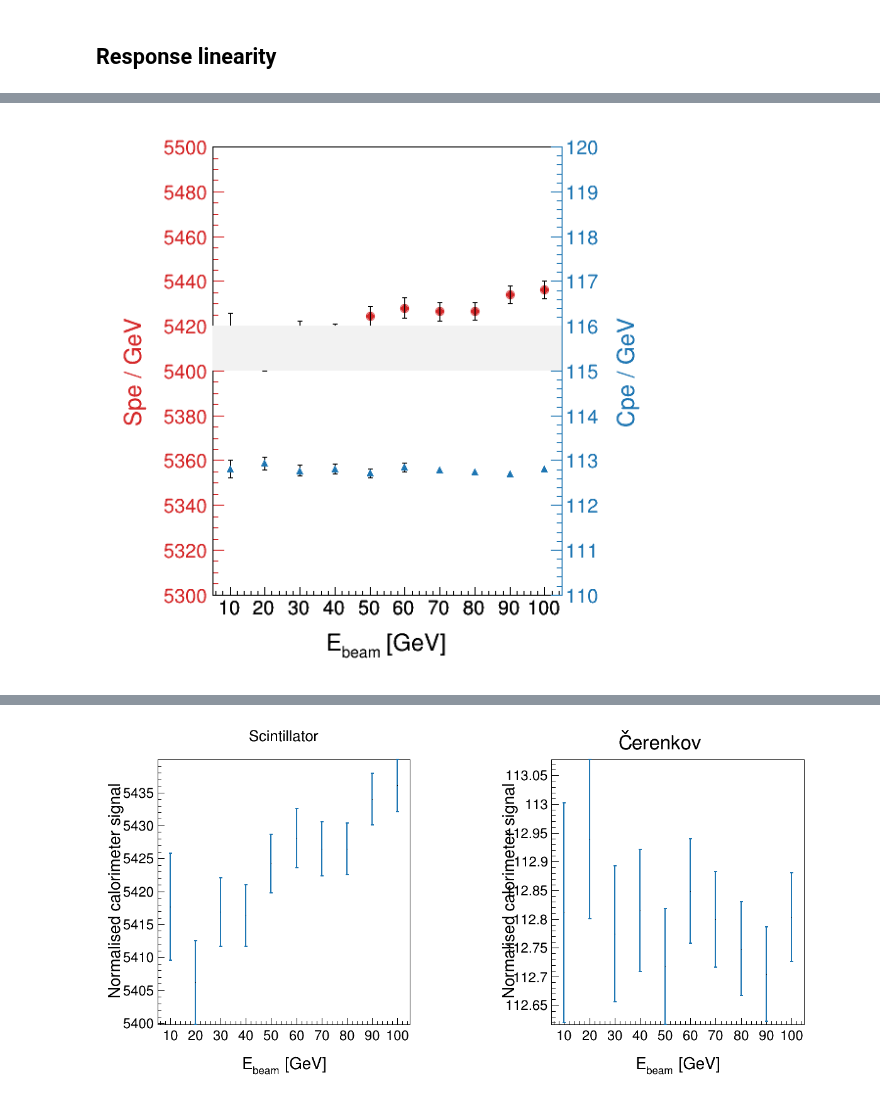
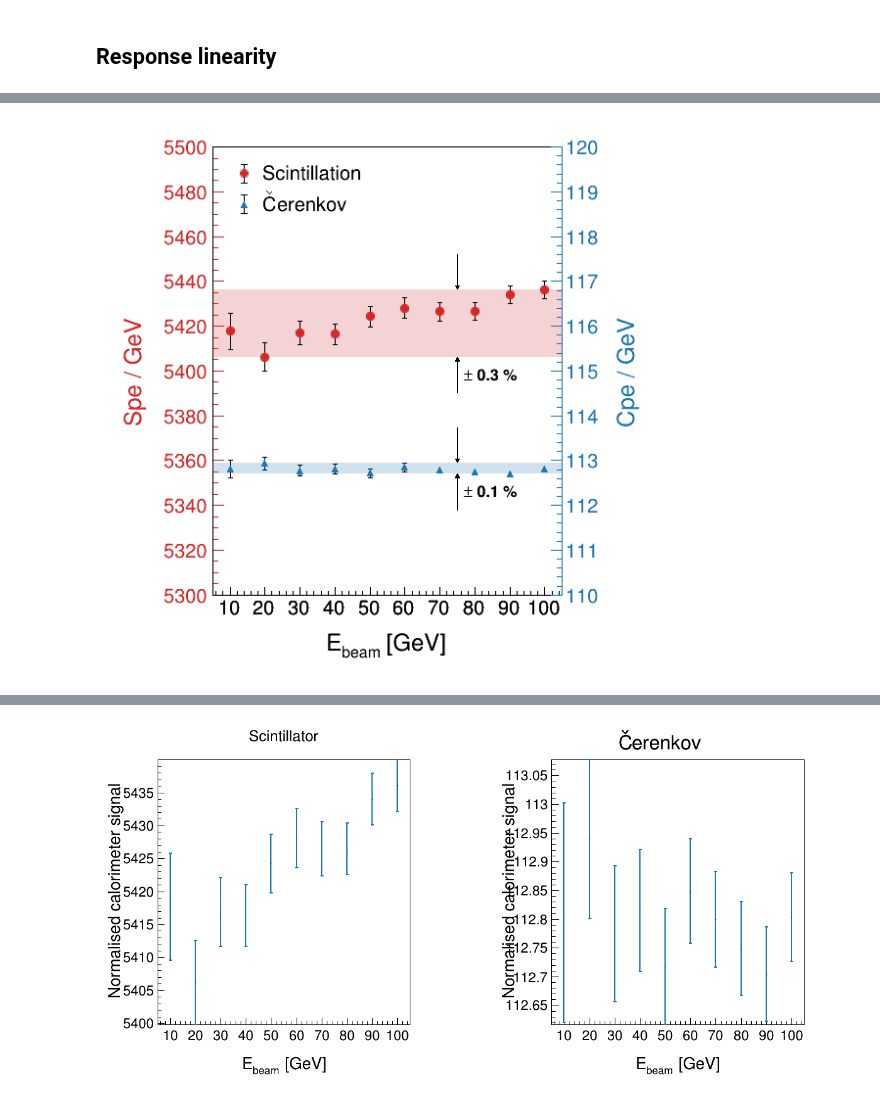
Before and after one commit to mollyhjorthjensen/DREAM, a Jupyter notebook: Analysis/validation2.ipynb, the cells around one changed output, grey strips where cells are left out. Cells and saved outputs as stored; diff of their text form; code cells hidden in the pictures.

```diff
--- a/Analysis/validation2.ipynb
+++ b/Analysis/validation2.ipynb
@@ -64,7 +64,7 @@ pion      : pass=10000      all=20000      -- eff=50.00 % cumulative eff=50.00 %
 # %% [markdown]
 ## Response linearity
 # %%
-d = {k: np.zeros(10) for k in ['Energy', 'X', 'Xerr']}
+d = {k: np.zeros(10) for k in ['Energy', 'X', 'Xerr', 'Xsigma']}
 data = {'e-': {'Snorm_': copy.deepcopy(d), 'Cnorm_': copy.deepcopy(d)}}
 for s,rdf in zip(['e-'], [rdf2_e]):
     unique_energies = np.unique(rdf.AsNumpy(columns=['PrimaryEnergy'])['PrimaryEnergy'])
@@ -74,6 +74,7 @@ for s,rdf in zip(['e-'], [rdf2_e]):
             data[s][c]['Energy'][i] = e*1e-3
             h = rdf3.Histo1D(c)
             data[s][c]['X'][i] = h.GetMean()
+            data[s][c]['Xsigma'][i] = h.GetRMS()
             data[s][c]['Xerr'][i] = h.GetRMS() / np.sqrt(h.GetEntries())
 # %%
 print(data)
@@ -95,20 +99,14 @@ pad1 = ROOT.TPad("pad1","",0,0,1,1)
 pad2 = ROOT.TPad("pad2","",0,0,1,1)
 pad2.SetFillStyle(4000)
 pad2.SetFrameFillStyle(0)
-pad1.Draw()
-pad1.cd()
 
 ratio = 1.1
 ratio2 = 1.2*ratio
 linewidth = 1
-x2ndc = 0.80+0.05
-x1ndc = x2ndc-0.5
-y2ndc = 0.88+0.05
 linespacing = 0.05
 
 hoffset = [0.6, 0.3]
 
-mg = ROOT.TMultiGraph()
 gr = [None, None]
 s = 'e-'
 for i,c in enumerate(['Snorm_', 'Cnorm_']):
@@ -119,21 +117,21 @@ for i,c in enumerate(['Snorm_', 'Cnorm_']):
     ey = array('f', data[s][c]['Xerr'])
     gr[i] = ROOT.TGraphErrors(n, x, y, ex, ey)
     gr[i].SetTitle("")
-    gr[i].SetLineColor(ROOT.kBlack)
     gr[i].SetLineWidth(linewidth)
 
-    gr[i].SetMarkerStyle(marker[i])
 
     if c == 'Snorm_':
         gr[i].GetYaxis().SetRangeUser(5300, 5500)
+        pad1.Draw()
         pad1.cd()
+        gr[i].Draw("PAY")
         gr[i].SetMarkerColor(palette['Scnt'].GetNumber())
         gr[i].GetYaxis().SetAxisColor(palette['Scnt'].GetNumber())
         gr[i].GetYaxis().SetLabelColor(palette['Scnt'].GetNumber())
         gr[i].GetYaxis().SetTitleColor(palette['Scnt'].GetNumber())
         gr[i].GetYaxis().SetTitle("Spe / GeV")
         gr[i].GetYaxis().CenterTitle()
-        gr[i].Draw("PA")
+
     if c == 'Cnorm_':
         gr[i].GetYaxis().SetRangeUser(110, 120)
         pad2.Draw()
@@ -145,42 +143,98 @@ for i,c in enumerate(['Snorm_', 'Cnorm_']):
         gr[i].GetYaxis().SetTitle("Cpe / GeV")
         gr[i].GetYaxis().CenterTitle()
         gr[i].Draw("PAY+")
+
+    gr[i].SetMarkerStyle(marker[i])
 
     ROOT.gPad.SetLeftMargin(0.2)
     ROOT.gPad.SetBottomMargin(0.15)
     ROOT.gPad.SetRightMargin(0.2)
     ROOT.gPad.SetTopMargin(0.05)
 
     gr[i].GetXaxis().SetTitleSize(ratio2 * gr[i].GetXaxis().GetTitleSize())
     gr[i].GetYaxis().SetTitleSize(ratio2 * gr[i].GetYaxis().GetTitleSize())
 
     labelsize = ratio * gr[i].GetXaxis().GetLabelSize()
     gr[i].GetXaxis().SetLabelSize(labelsize)
     gr[i].GetYaxis().SetLabelSize(labelsize)
 
     labeloffset = ratio * gr[i].GetXaxis().GetLabelOffset()
     gr[i].GetXaxis().SetLabelOffset(labeloffset)
     gr[i].GetYaxis().SetLabelOffset(labeloffset)
 
     gr[i].GetXaxis().SetLimits(5., 105.)
 
     gr[i].GetXaxis().SetTitleOffset(ratio2 * gr[i].GetXaxis().GetTitleOffset()-0.1)
     gr[i].GetYaxis().SetTitleOffset(gr[i].GetXaxis().GetTitleOffset() + hoffset[i])
 
     gr[i].GetXaxis().SetTickLength(0.7 * ratio * gr[i].GetXaxis().GetTickLength())
     gr[i].GetYaxis().SetTickLength(0.7 * ratio * gr[i].GetYaxis().GetTickLength())
 
 gr[0].GetXaxis().SetTitle("E_{beam} [GeV]")
 gr[0].GetXaxis().CenterTitle()
 
 pad1.cd()
-box = ROOT.TBox(5., 5400., 105., 5420.)
-# box.SetLineColor(ROOT.kRed)
-# box.SetFillStyle(0)
-Box.SetFillColorAlpha(ROOT.kRed, 0.5)
-Box.SetLineColor(ROOT.kRed)
-box.Draw()
+Smin = np.min(data[s]['Snorm_']['X'])
+Smax = np.max(data[s]['Snorm_']['X'])
+box1 = ROOT.TBox(5., Smin, 105., Smax)
+box1.SetFillColorAlpha(palette['Scnt'].GetNumber(), 0.2)
+box1.Draw()
 
+pad2.cd()
+Cmin = np.min(data[s]['Cnorm_']['X'])
+Cmax = np.max(data[s]['Cnorm_']['X'])
+box2 = ROOT.TBox(5., Cmin, 105., Cmax)
+box2.SetFillColorAlpha(palette['Ckov'].GetNumber(), 0.2)
+box2.Draw()
+
+# add legend
+x1 = ROOT.gPad.GetLeftMargin()+gr[i].GetXaxis().GetTickLength()
+y2 = 1-ROOT.gPad.GetTopMargin()-0.02
+legend = ROOT.TLegend(x1, y2-2 * ratio * linespacing, x1+0.25, y2)
+legend.SetFillColor(0)
+legend.SetBorderSize(0)
+legend.SetTextSize(labelsize)
+legend.AddEntry(gr[0], "Scintillation", "pe")
+legend.AddEntry(gr[1], "#check{C}erenkov", "pe")
+legend.Draw()
+
+pad1.cd()
+gr[0].Draw("P same")
+
+pad1.cd()
+x = 75.
+ar1 = ROOT.TArrow(x, Smin-16, x, Smin, 0.01, "|>")
+ar1.SetLineWidth(1)
+ar1.Draw()
+
+ar2 = ROOT.TArrow(x, Smax+16, x, Smax, 0.01, "|>")
+ar2.SetLineWidth(1)
+ar2.Draw()
+
+pad2.cd()
+ar3 = ROOT.TArrow(x, Cmin-0.8, x, Cmin, 0.01, "|>")
+ar3.SetLineWidth(1)
+ar3.Draw()
+
+ar4 = ROOT.TArrow(x, Cmax+0.8, x, Cmax, 0.01, "|>")
+ar4.SetLineWidth(1)
+ar4.Draw()
+
+pad1.cd()
+t1 = ROOT.TLatex(x+2, Smin-8, f"#pm {(Smax-(Smin+Smax)/2)/((Smin+Smax)/2)*100:.1g} %")
+t1.SetTextAlign(12)
+t1.SetTextSize(0.8*labelsize)
+t1.Draw()
+
+pad2.cd()
+t2 = ROOT.TLatex(x+2, Cmin-0.4, f"#pm {(Cmax-(Cmin+Cmax)/2)/((Cmin+Cmax)/2)*100:.1g} %")
+t2.SetTextAlign(12)
+t2.SetTextSize(0.8*labelsize)
+t2.Draw()
+
+c1.Update()
+c1.Modified()
 c1.Draw()
+c1.Print("linearity.png")
 # %% [output]
-[figure, old version]
+[figure, new version]
```
Also changed, not shown: parts of 2 cells of this notebook, 1 other file.
